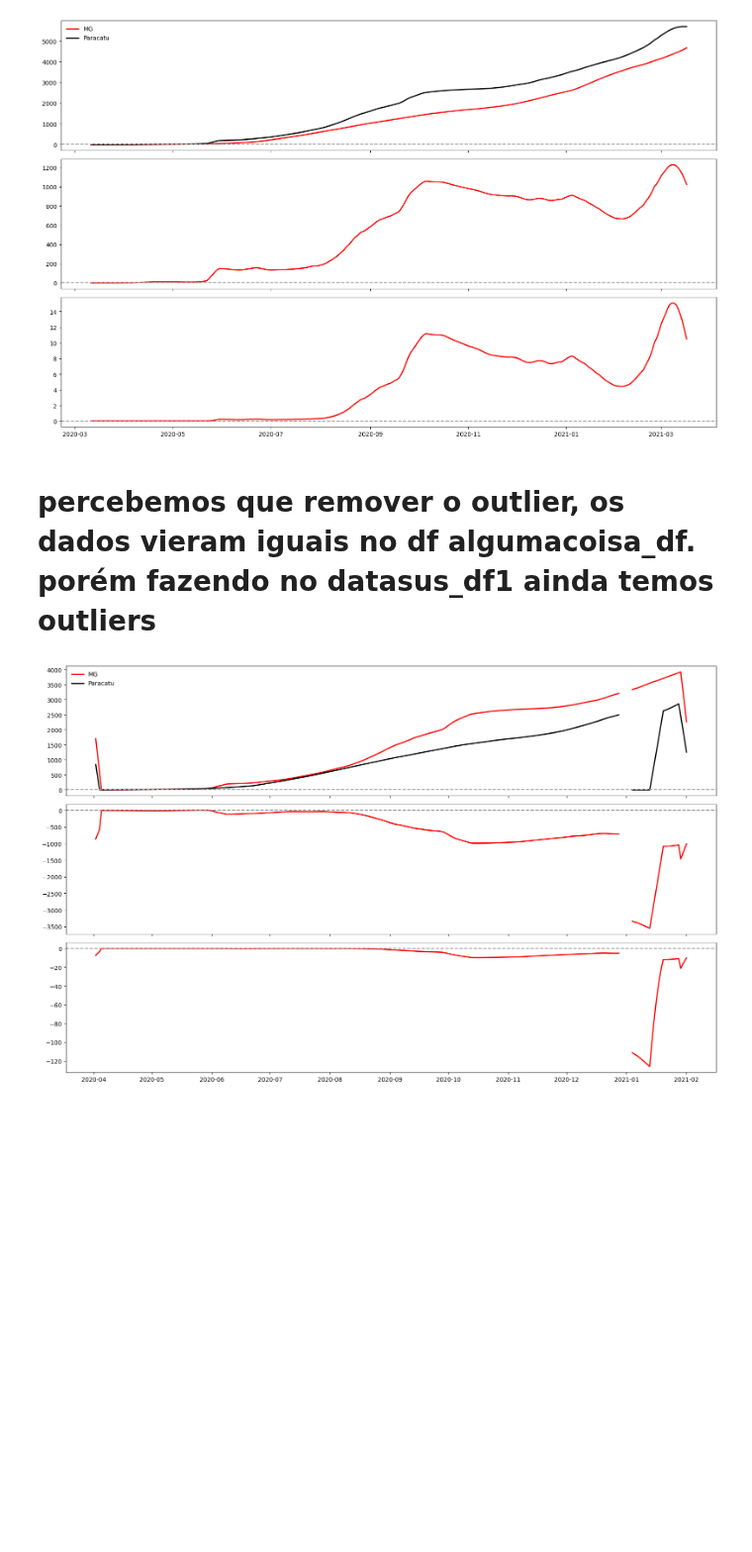
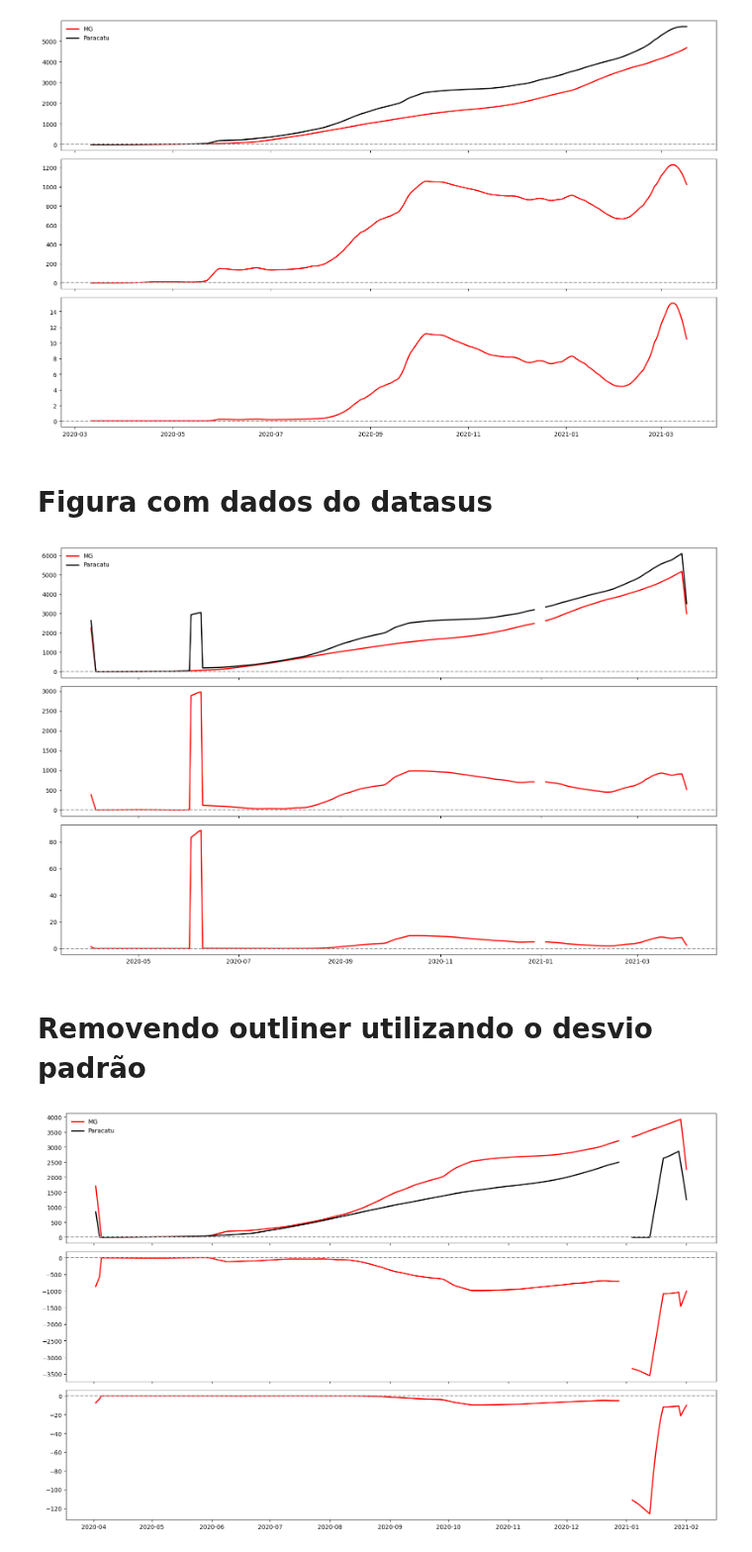
Before and after one commit to carloszan/covid, a Jupyter notebook: 2.figuras-com-todos-os-dados.ipynb, the cells around one changed output. Shown at 99% size. Drawn from its saved outputs; the diff is of its cells as text; code cells hidden in the pictures; blank space fills up the shorter version.

```diff
--- a/2.figuras-com-todos-os-dados.ipynb
+++ b/2.figuras-com-todos-os-dados.ipynb
@@ -152,8 +150,20 @@ brasilio_df2 = pd.read_excel('analises/PARACATU.xlsx').sort_values(by='date')
 _, _ = save_figs(brasilio_df1, brasilio_df2, 'estimated_population', 'last_available_confirmed', 'date', 'MG', 'Paracatu')
 # %% [output]
 [figure]
-# %% [markdown]
-# percebemos que remover o outlier, os dados vieram iguais no df algumacoisa_df. porém fazendo no datasus_df1 ainda temos outliers
+# %% [markdown]
+# Figura com dados do datasus
+# %%
+min_filter = '2020-04-01'
+max_filter = '2021-04-01'
+
+datasus_df1 = df[(df['estado'] == 'MG') & (df['municipio'].isna()) & (df['populacaoTCU2019'].notna()) & (df['data'] > min_filter) & (df['data'] < max_filter)]
+datasus_df2 = df[(df['municipio'] == 'Paracatu') & (df['populacaoTCU2019'].notna()) & (df['data'] > min_filter) & (df['data'] < max_filter)]
+
+_, _ = save_figs(datasus_df1, datasus_df2, 'populacaoTCU2019', 'casosAcumulado', 'data', 'MG', 'Paracatu')
+# %% [output]
+[figure, added]
+# %% [markdown]
+# Removendo outliner utilizando o desvio padrão
 # %%
 min_filter = '2020-04-01'
 max_filter = '2021-04-01'
```
Also changed, not shown: parts of 14 cells of this notebook, 5 other files.
